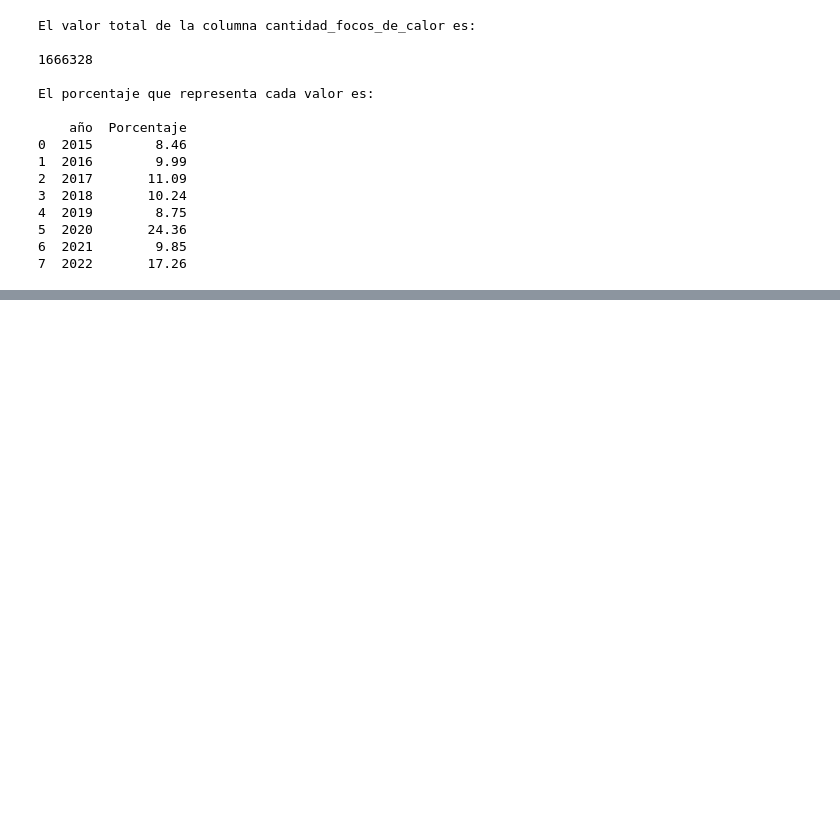
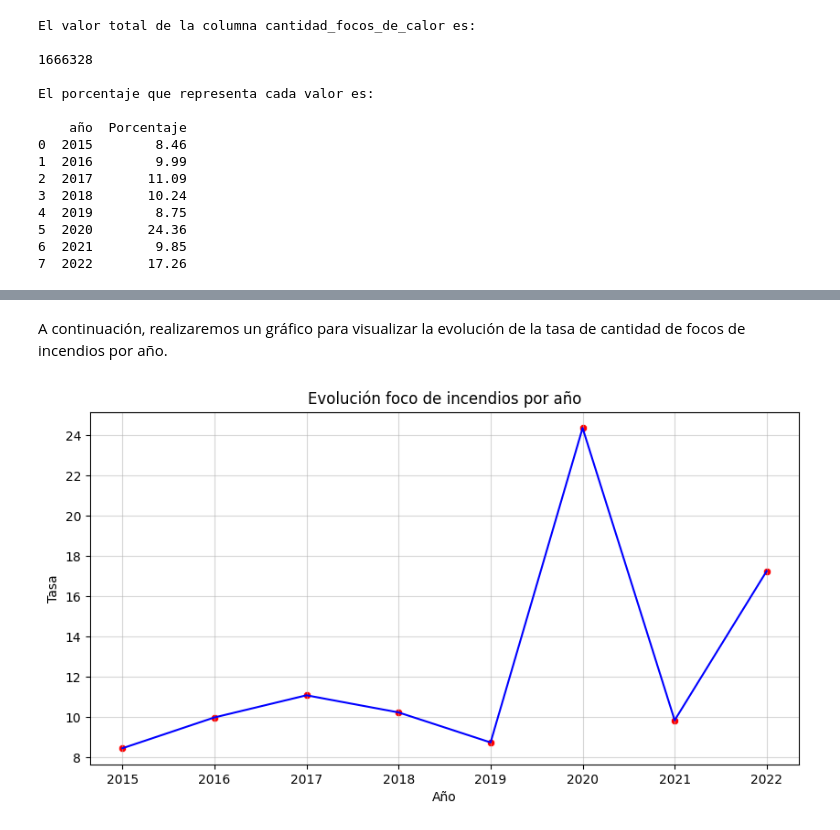
Before and after one commit to MaximilianoTauil/Incendios, a Jupyter notebook: EDA.ipynb, the cells around one changed output, grey strips where cells are left out. Cells and saved outputs as stored; diff of their text form; code cells hidden in the pictures; blank space fills up the shorter version.

```diff
--- a/EDA.ipynb
+++ b/EDA.ipynb
@@ -271,0 +287,12 @@ El porcentaje que representa cada valor es:
+# %% [markdown]
+A continuación, realizaremos un gráfico para visualizar la evolución de la tasa de cantidad de focos de incendios por año.
+# %%
+fig = plt.figure(figsize=(10,5))
+sns.lineplot(tercero,y='Tasa',x='año',color='blue')
+sns.scatterplot(tercero,y='Tasa',x='año', color='red', marker='o')
+plt.xlabel('Año')
+plt.title('Evolución foco de incendios por año')
+plt.grid(True,alpha=0.5)
+plt.show()
+# %% [output]
+[figure, added]
```
Also changed, not shown: parts of 5 cells of this notebook, 1 other file.
